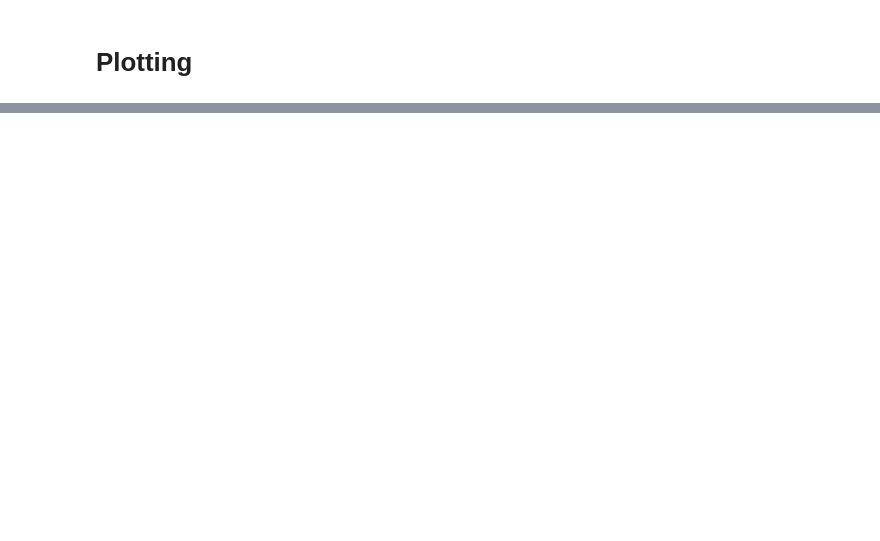
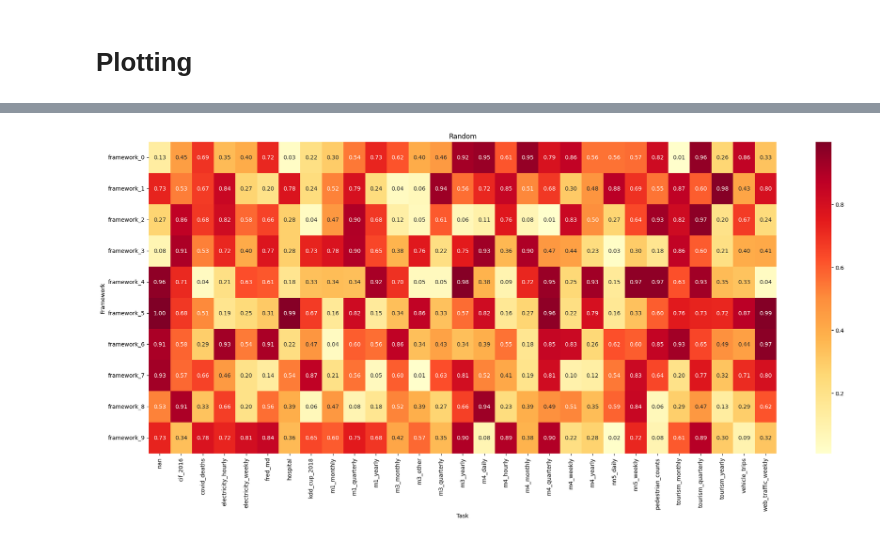
Before and after one commit to openml/automlbenchmark, a Jupyter notebook: plot_wandb.ipynb, the cells around one changed output, grey strips where cells are left out. Cells and saved outputs as stored; diff of their text form; code cells hidden in the pictures; blank space fills up the shorter version.

```diff
--- a/plot_wandb.ipynb
+++ b/plot_wandb.ipynb
@@ -112,0 +150,11 @@ plt.show()
+# %%
+import numpy as np
+
+N_ROW = 10
+N_COL = df_mase_pivot.shape[1]
+
+# Create frameworks from random strings
+frameworks = [f"framework_{i}" for i in range(N_ROW)]
+
+df_random_pivot = pd.DataFrame(np.random.rand(N_ROW, N_COL), columns=df_mase_pivot.columns, index=frameworks)
+df_random_pivot.index.name = "framework"
@@ -112,0 +177,5 @@ plt.show()
+# %%
+# plot df_random_pivot with heatmap
+plot_heatmap(df_random_pivot, "Random", "Task", "Framework", annot_format=".2f")
+# %% [output]
+[figure, added]
```
Also changed, not shown: parts of 11 cells of this notebook.
